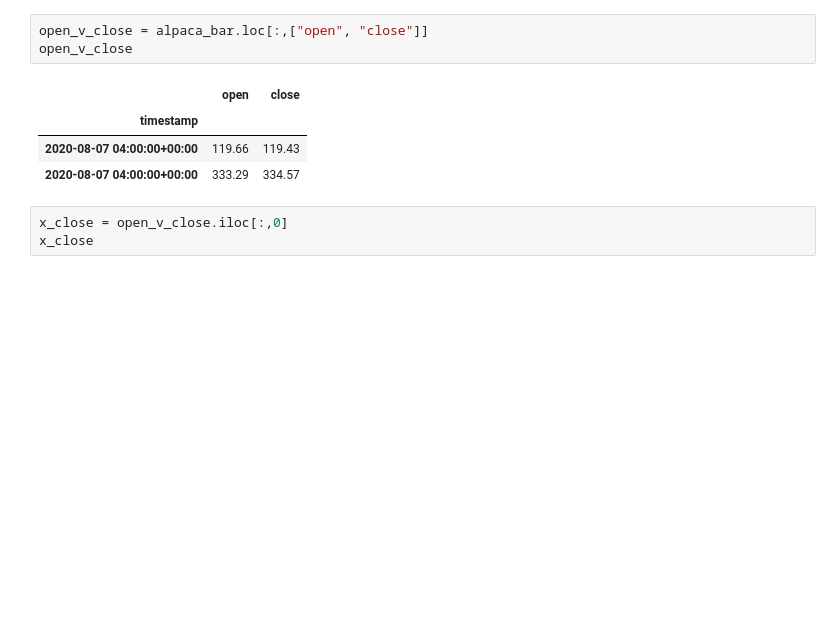
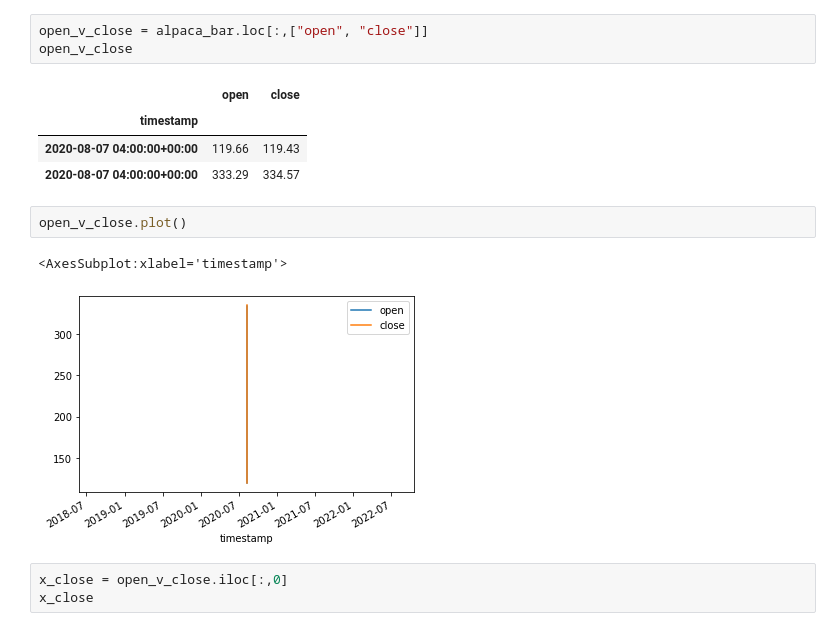
Before and after one commit to Lightboy6/mod5, a Jupyter notebook: financial_planning_tools.ipynb, the cells around one changed output. Drawn from its saved outputs; the diff is of its cells as text; blank space fills up the shorter version.

```diff
--- a/financial_planning_tools.ipynb
+++ b/financial_planning_tools.ipynb
@@ -327,6 +327,11 @@ open_v_close
 | timestamp |  |  |
 | 2020-08-07 04:00:00+00:00 | 119.66 | 119.43 |
 | 2020-08-07 04:00:00+00:00 | 333.29 | 334.57 |
+# %%
+open_v_close.plot()
+# %% [output]
+<AxesSubplot:xlabel='timestamp'>
+[figure, added]
 # %%
 x_close = open_v_close.iloc[:,0]
 x_close
```
Also changed, not shown: parts of 7 cells of this notebook.
